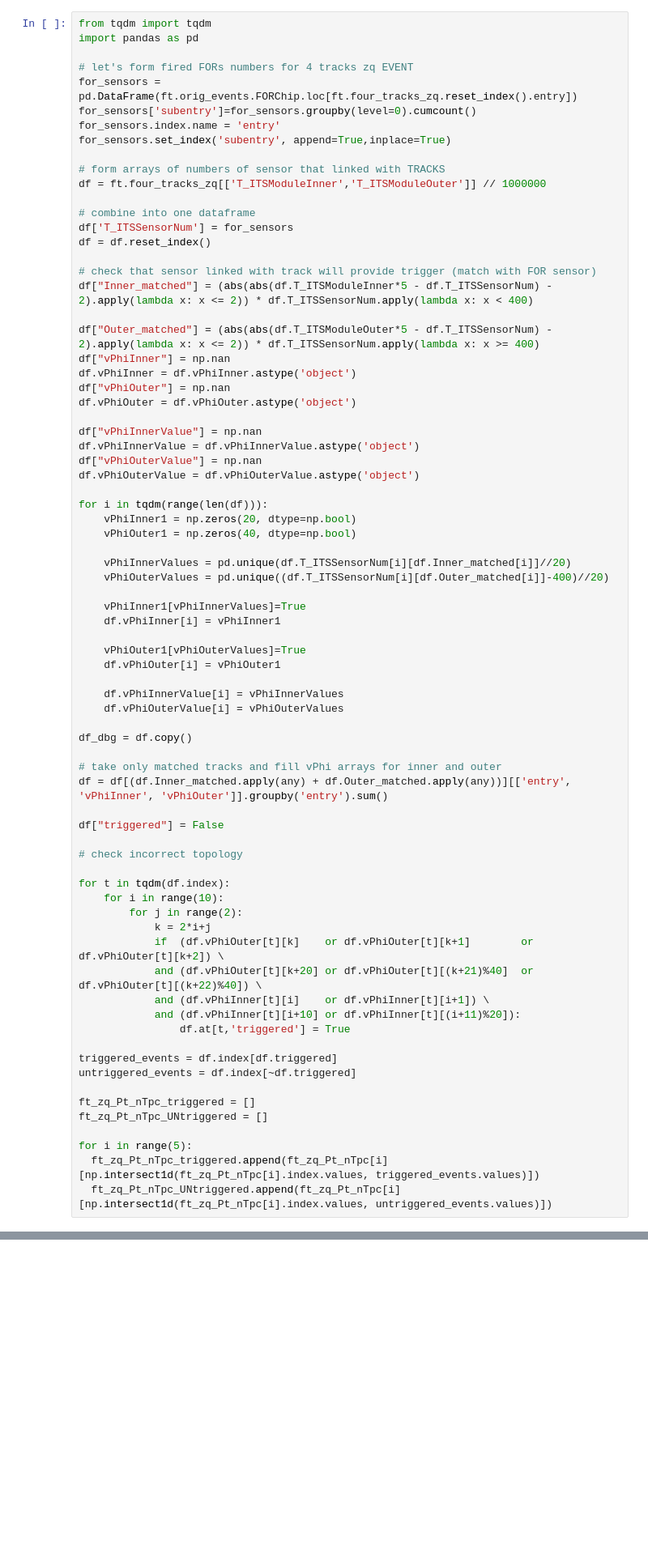
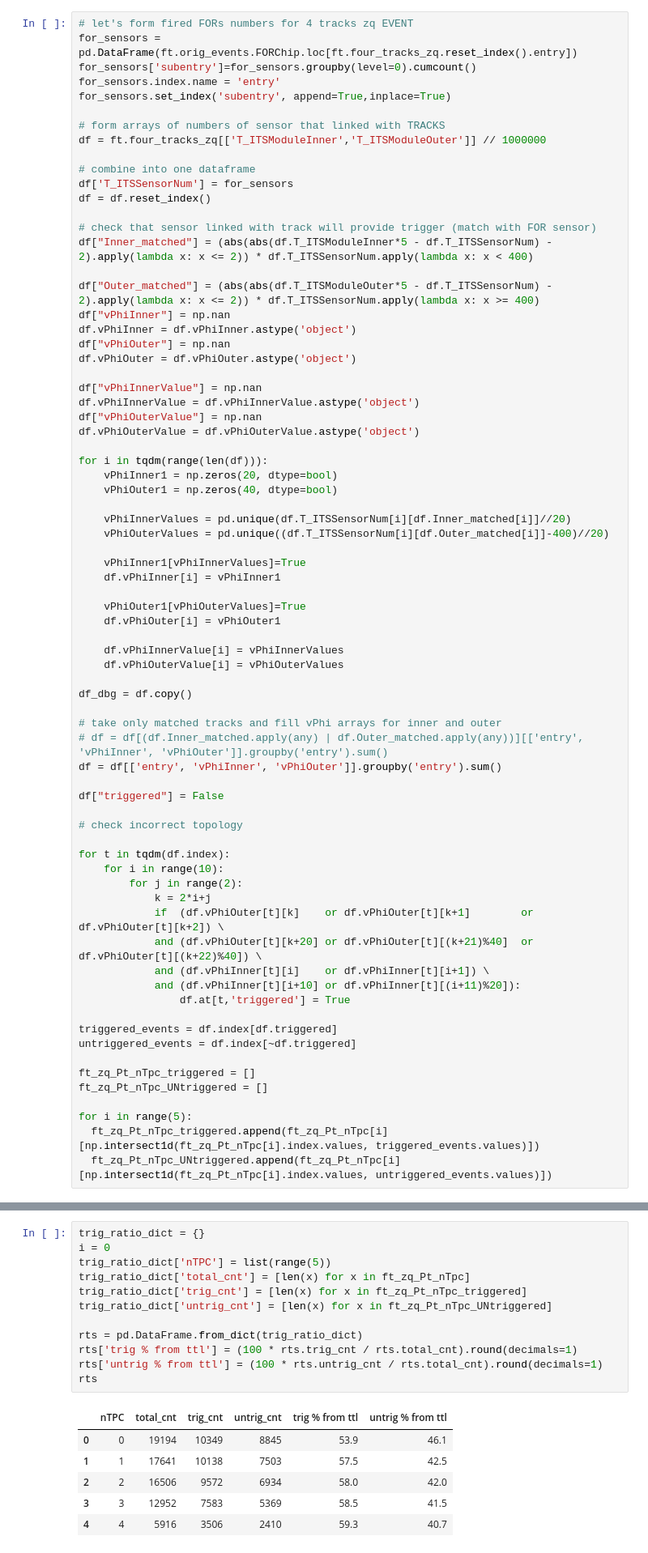
Before and after one commit to bdrum/cern-physics, a Jupyter notebook: notebooks/4TracksAnalysis.ipynb, the cells around one changed output, grey strips where cells are left out. Shown at 81% size. Saved outputs shown, nothing was run; the diff lists cells and outputs as text; blank space fills up the shorter version.

```diff
--- a/notebooks/4TracksAnalysis.ipynb
+++ b/notebooks/4TracksAnalysis.ipynb
@@ -117,7 +123,4 @@ In case it has matches and produce back to back topology this means correct trig
 # %%
-from tqdm import tqdm
-import pandas as pd
-
 # let's form fired FORs numbers for 4 tracks zq EVENT
 for_sensors = pd.DataFrame(ft.orig_events.FORChip.loc[ft.four_tracks_zq.reset_index().entry])
 for_sensors['subentry']=for_sensors.groupby(level=0).cumcount()
@@ -146,8 +149,8 @@ df["vPhiOuterValue"] = np.nan
 df.vPhiOuterValue = df.vPhiOuterValue.astype('object')
 
 for i in tqdm(range(len(df))):
-    vPhiInner1 = np.zeros(20, dtype=np.bool)
-    vPhiOuter1 = np.zeros(40, dtype=np.bool)
+    vPhiInner1 = np.zeros(20, dtype=bool)
+    vPhiOuter1 = np.zeros(40, dtype=bool)
 
     vPhiInnerValues = pd.unique(df.T_ITSSensorNum[i][df.Inner_matched[i]]//20)
     vPhiOuterValues = pd.unique((df.T_ITSSensorNum[i][df.Outer_matched[i]]-400)//20)
@@ -164,7 +167,8 @@ for i in tqdm(range(len(df))):
 df_dbg = df.copy()
 
 # take only matched tracks and fill vPhi arrays for inner and outer
-df = df[(df.Inner_matched.apply(any) + df.Outer_matched.apply(any))][['entry', 'vPhiInner', 'vPhiOuter']].groupby('entry').sum()
+# df = df[(df.Inner_matched.apply(any) | df.Outer_matched.apply(any))][['entry', 'vPhiInner', 'vPhiOuter']].groupby('entry').sum()
+df = df[['entry', 'vPhiInner', 'vPhiOuter']].groupby('entry').sum()
 
 df["triggered"] = False
 
@@ -213,3 +215,22 @@ See the caveats in the documentation: https://pandas.pydata.org/pandas-docs/stab
+# %%
+trig_ratio_dict = {}
+i = 0
+trig_ratio_dict['nTPC'] = list(range(5))
+trig_ratio_dict['total_cnt'] = [len(x) for x in ft_zq_Pt_nTpc]
+trig_ratio_dict['trig_cnt'] = [len(x) for x in ft_zq_Pt_nTpc_triggered]
+trig_ratio_dict['untrig_cnt'] = [len(x) for x in ft_zq_Pt_nTpc_UNtriggered]
+
+rts = pd.DataFrame.from_dict(trig_ratio_dict)
+rts['trig % from ttl'] = (100 * rts.trig_cnt / rts.total_cnt).round(decimals=1)
+rts['untrig % from ttl'] = (100 * rts.untrig_cnt / rts.total_cnt).round(decimals=1)
+rts
+# %% [output]
+|  | nTPC | total_cnt | trig_cnt | untrig_cnt | trig % from ttl | untrig % from ttl |
+| 0 | 0 | 19194 | 10349 | 8845 | 53.9 | 46.1 |
+| 1 | 1 | 17641 | 10138 | 7503 | 57.5 | 42.5 |
+| 2 | 2 | 16506 | 9572 | 6934 | 58.0 | 42.0 |
+| 3 | 3 | 12952 | 7583 | 5369 | 58.5 | 41.5 |
+| 4 | 4 | 5916 | 3506 | 2410 | 59.3 | 40.7 |
 # %% [markdown]
 ## Transversal momentum distribution
 
```
Also changed, not shown: parts of 24 cells of this notebook, 1 other file.
